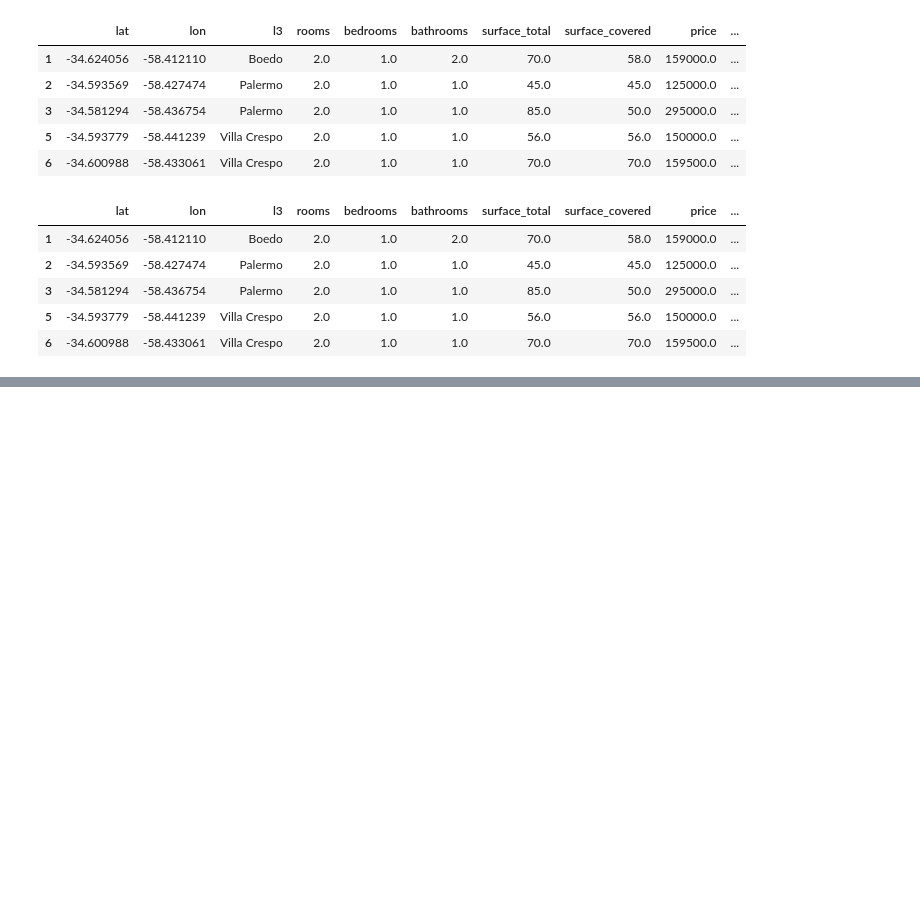
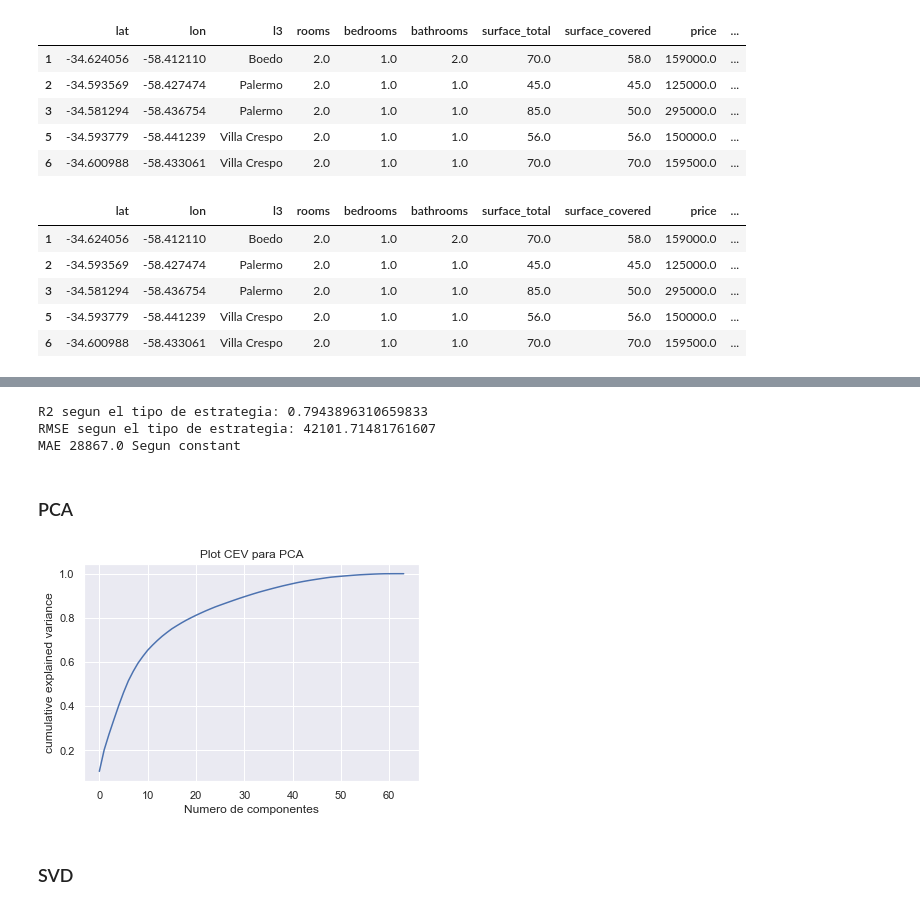
Before and after one commit to leobrandoon/house_price_prediction_v2, a Jupyter notebook: LeonardoGonzalez_Proyecto_02.ipynb, the cells around one changed output, grey strips where cells are left out. Cells and saved outputs as stored; diff of their text form; code cells hidden in the pictures; blank space fills up the shorter version.

```diff
--- a/LeonardoGonzalez_Proyecto_02.ipynb
+++ b/LeonardoGonzalez_Proyecto_02.ipynb
@@ -681,0 +628,19 @@ RMSE segun el tipo de estrategia: 43319.38583178386
+# %%
+tree = DecisionTreeRegressor(max_depth=10,random_state=42)
+tree.fit(X_train,y_train)
+
+y_pred = tree.predict(X_test)
+r2 = metrics.r2_score(y_test, y_pred)
+MAE=mean_absolute_error(y_test,y_pred)
+RMSE=np.sqrt(mean_squared_error(y_test,y_pred))
+
+
+print("R2 segun el tipo de estrategia:",r2)
+print("RMSE segun el tipo de estrategia:",RMSE)
+print('MAE',MAE.round(0),"Segun",t)
+# %% [output]
+R2 segun el tipo de estrategia: 0.7943896310659833
+RMSE segun el tipo de estrategia: 42101.71481761607
+MAE 28867.0 Segun constant
+# %% [markdown]
+### PCA
@@ -681,0 +660,10 @@ RMSE segun el tipo de estrategia: 43319.38583178386
+# %%
+pca = PCA(64).fit(X_test)
+plt.plot(np.cumsum(pca.explained_variance_ratio_))
+plt.title("Plot CEV para PCA")
+plt.xlabel('Numero de componentes')
+plt.ylabel('cumulative explained variance');
+# %% [output]
+[figure, added]
+# %% [markdown]
+### SVD
```
Also changed, not shown: parts of 63 cells of this notebook.
